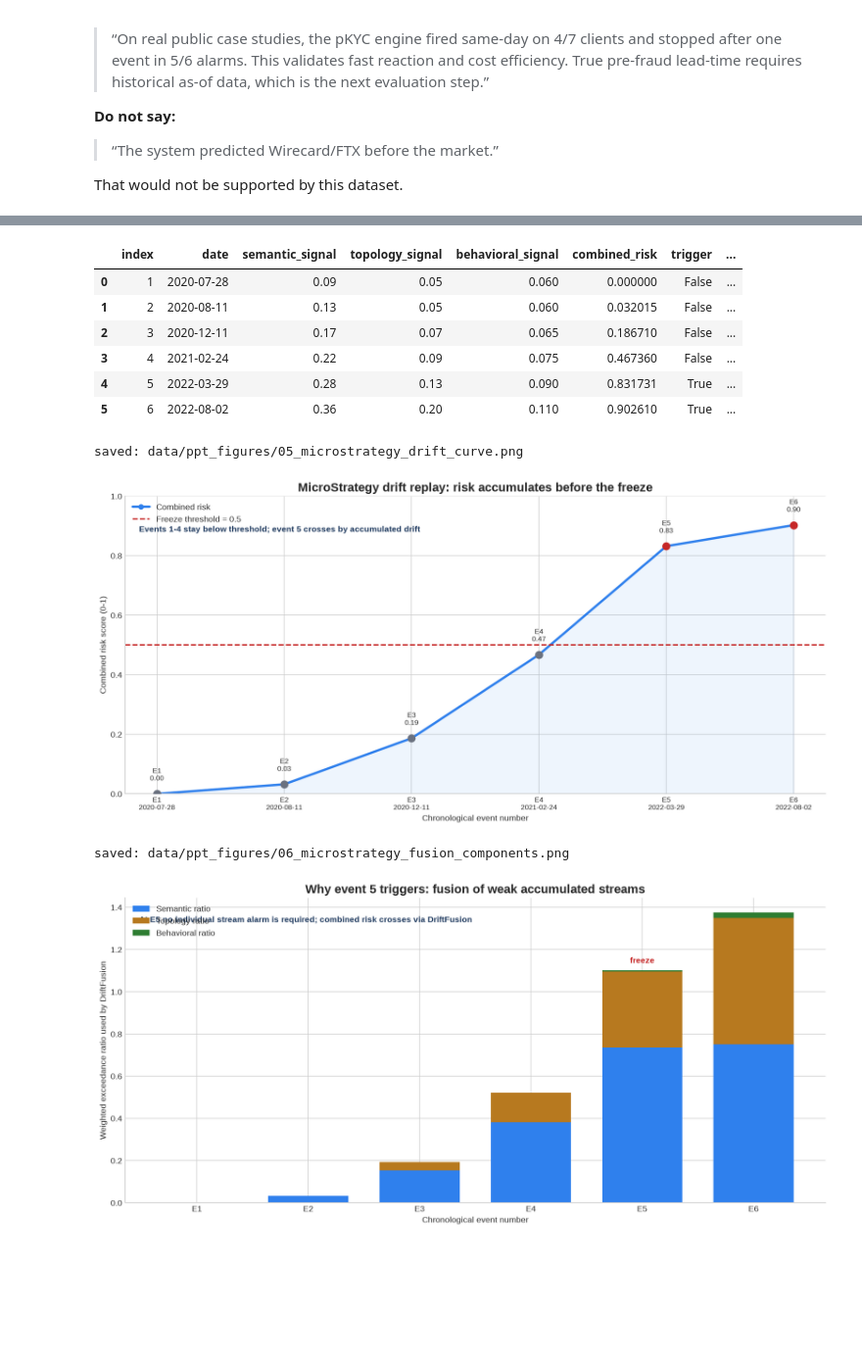
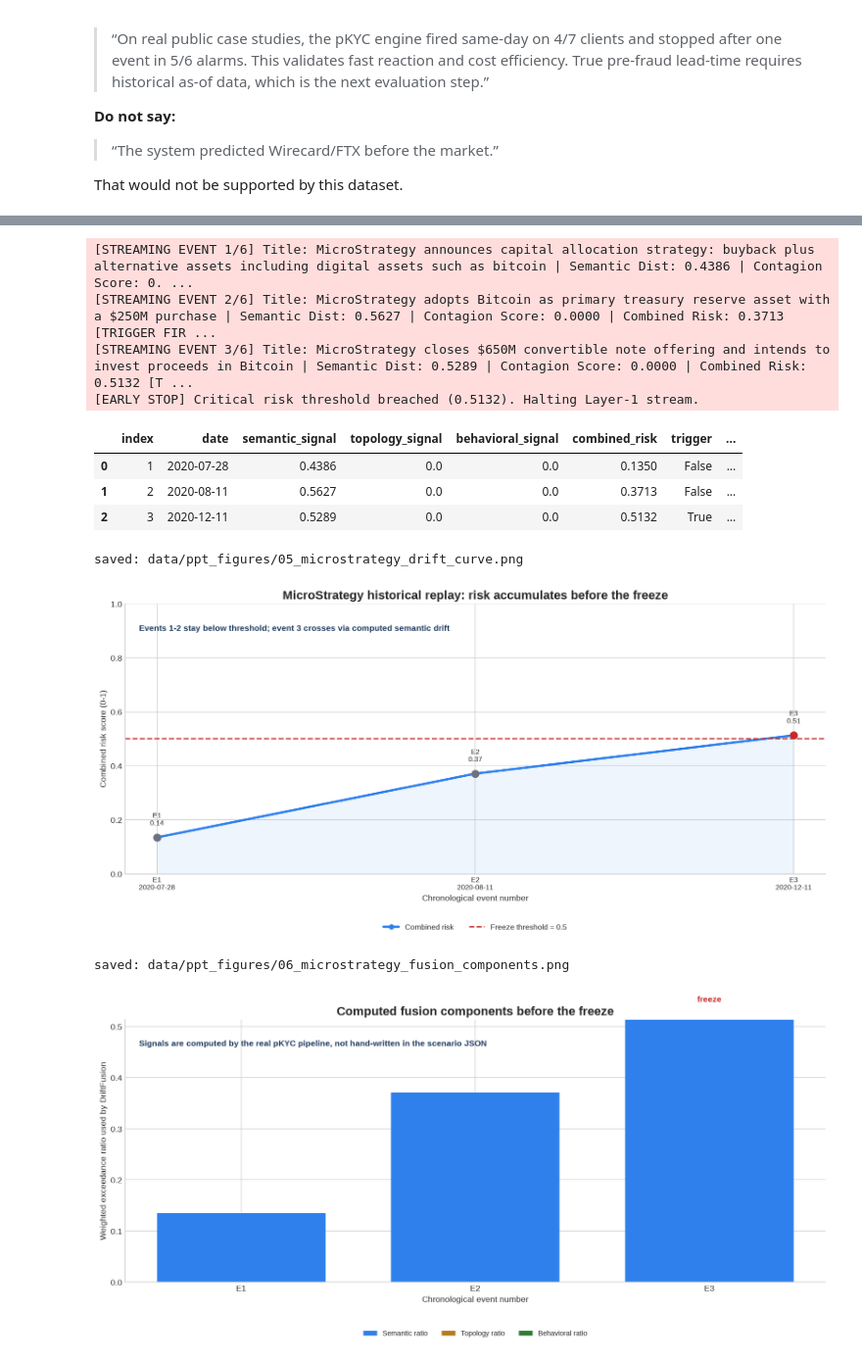
Before and after one commit to paulaa2/Amina-Bank-Dynamic-Risk-Profiling-System, a Jupyter notebook: notebooks/retro_lead_time_evaluation.ipynb, the cells around one changed output, grey strips where cells are left out. Shown at 98% size. Cells and saved outputs as stored; diff of their text form; code cells hidden in the pictures; blank space fills up the shorter version.

```diff
--- a/notebooks/retro_lead_time_evaluation.ipynb
+++ b/notebooks/retro_lead_time_evaluation.ipynb
@@ -357,27 +383,31 @@ Este escenario usa eventos públicos reales y fechados de MicroStrategy/Strategy
 
 A diferencia de FTX/VTB, esto no es un shock único. Es una deriva estructural: enterprise BI software → leveraged Bitcoin treasury strategy.
 # %%
-scenario_csv = ROOT / "data" / "scenario_microstrategy_drift_result.csv"
-scenario_json = ROOT / "data" / "scenario_microstrategy_drift_result.json"
+import sys
+if str(ROOT) not in sys.path:
+    sys.path.insert(0, str(ROOT))
 
-# Regenerate the scenario output if needed.
-if not scenario_csv.exists():
-    import subprocess, sys
-    subprocess.run([sys.executable, "-m", "src.run_scenario_demo"], cwd=ROOT, check=True)
+from src.run_scenario_demo import replay_scenario
 
-scenario = pd.read_csv(scenario_csv)
-with scenario_json.open("r", encoding="utf-8") as f:
-    scenario_meta = json.load(f)
+scenario_json = ROOT / "data" / "scenario_microstrategy_computed_result.json"
+scenario_csv = ROOT / "data" / "scenario_microstrategy_computed_result.csv"
+
+scenario_meta = replay_scenario(ROOT / "data" / "scenarios" / "microstrategy_drift.json")
+scenario_json.write_text(json.dumps(scenario_meta, ensure_ascii=False, indent=2), encoding="utf-8")
+
+scenario = pd.DataFrame(scenario_meta["events"])
+scenario.to_csv(scenario_csv, index=False)
 
 scenario[["index", "date", "semantic_signal", "topology_signal", "behavioral_signal", "combined_risk", "trigger", "title"]]
 # %% [output]
+[STREAMING EVENT 1/6] Title: MicroStrategy announces capital allocation strategy: buyback plus alternative assets including digital assets such as bitcoin | Semantic Dist: 0.4386 | Contagion Score: 0. ...
+[STREAMING EVENT 2/6] Title: MicroStrategy adopts Bitcoin as primary treasury reserve asset with a $250M purchase | Semantic Dist: 0.5627 | Contagion Score: 0.0000 | Combined Risk: 0.3713 [TRIGGER FIR ...
+[STREAMING EVENT 3/6] Title: MicroStrategy closes $650M convertible note offering and intends to invest proceeds in Bitcoin | Semantic Dist: 0.5289 | Contagion Score: 0.0000 | Combined Risk: 0.5132 [T ...
+[EARLY STOP] Critical risk threshold breached (0.5132). Halting Layer-1 stream.
 |  | index | date | semantic_signal | topology_signal | behavioral_signal | combined_risk | trigger | ... |
-| 0 | 1 | 2020-07-28 | 0.09 | 0.05 | 0.060 | 0.000000 | False | ... |
-| 1 | 2 | 2020-08-11 | 0.13 | 0.05 | 0.060 | 0.032015 | False | ... |
-| 2 | 3 | 2020-12-11 | 0.17 | 0.07 | 0.065 | 0.186710 | False | ... |
-| 3 | 4 | 2021-02-24 | 0.22 | 0.09 | 0.075 | 0.467360 | False | ... |
-| 4 | 5 | 2022-03-29 | 0.28 | 0.13 | 0.090 | 0.831731 | True | ... |
-| 5 | 6 | 2022-08-02 | 0.36 | 0.20 | 0.110 | 0.902610 | True | ... |
+| 0 | 1 | 2020-07-28 | 0.4386 | 0.0 | 0.0 | 0.1350 | False | ... |
+| 1 | 2 | 2020-08-11 | 0.5627 | 0.0 | 0.0 | 0.3713 | False | ... |
+| 2 | 3 | 2020-12-11 | 0.5289 | 0.0 | 0.0 | 0.5132 | True | ... |
 # %%
 fig, ax = plt.subplots(figsize=(13.5, 6.5))
 
@@ -391,50 +421,64 @@ for _, row in scenario.iterrows():
     ax.scatter(row["index"], row["combined_risk"], s=90, color=marker_color, zorder=3)
     ax.text(row["index"], row["combined_risk"] + 0.045, f"E{int(row['index'])}\n{row['combined_risk']:.2f}", ha="center", fontsize=9)
 
-ax.set_title("MicroStrategy drift replay: risk accumulates before the freeze")
+ax.set_title("MicroStrategy historical replay: risk accumulates before the freeze")
 ax.set_xlabel("Chronological event number")
 ax.set_ylabel("Combined risk score (0-1)")
 ax.set_xticks(x)
 ax.set_xticklabels([f"E{int(i)}\n{d}" for i, d in zip(scenario["index"], scenario["date"])], fontsize=9)
 ax.set_ylim(0, 1.0)
-ax.legend(loc="upper left")
-ax.text(0.02, 0.88, "Events 1-4 stay below threshold; event 5 crosses by accumulated drift", transform=ax.transAxes, fontweight="bold", color=COLORS["navy"])
+legend_below(ax, ncol=2)
+alarm_idx = int(scenario_meta["alarm_event_index"]) if scenario_meta.get("alarm_event_index") else None
+note = (
+    f"Events 1-{alarm_idx - 1} stay below threshold; event {alarm_idx} crosses via computed semantic drift"
+    if alarm_idx
+    else "No alarm in this replay (check that Ollama is reachable for semantic embeddings)"
+)
+ax.text(0.02, 0.9, note, transform=ax.transAxes, fontweight="bold", color=COLORS["navy"])
 
-savefig("05_microstrategy_drift_curve")
+savefig("05_microstrategy_drift_curve", bottom=0.2)
 plt.show()
 # %% [output]
 saved: data/ppt_figures/05_microstrategy_drift_curve.png
-[figure, old version]
+[figure, new version]
 # %%
 fig, ax = plt.subplots(figsize=(13.5, 6.5))
 
 width = 0.72
 x = scenario["index"].to_numpy()
 sem = scenario["semantic_ratio"].to_numpy()
 topo = scenario["topology_ratio"].to_numpy()
 tx = scenario["behavioral_ratio"].to_numpy()
 
 ax.bar(x, sem, width, label="Semantic ratio", color=COLORS["blue"])
 ax.bar(x, topo, width, bottom=sem, label="Topology ratio", color=COLORS["amber"])
 ax.bar(x, tx, width, bottom=sem + topo, label="Behavioral ratio", color=COLORS["green"])
-ax.set_title("Why event 5 triggers: fusion of weak accumulated streams")
+ax.set_title("Computed fusion components before the freeze")
 ax.set_xlabel("Chronological event number")
 ax.set_ylabel("Weighted exceedance ratio used by DriftFusion")
 ax.set_xticks(x)
 ax.set_xticklabels([f"E{int(i)}" for i in x])
-ax.legend(loc="upper left")
+legend_below(ax, ncol=3, fontsize=9)
 
+alarm_idx = scenario_meta.get("alarm_event_index")
 for _, row in scenario.iterrows():
-    label = "freeze" if row["trigger"] and row["index"] == scenario_meta["alarm_event_index"] else ""
-    if label:
-        ax.text(row["index"], sem[int(row["index"])-1] + topo[int(row["index"])-1] + tx[int(row["index"])-1] + 0.035, label, ha="center", color=COLORS["red"], fontweight="bold")
+    if row["trigger"] and alarm_idx and row["index"] == alarm_idx:
+        total = sem[int(row["index"]) - 1] + topo[int(row["index"]) - 1] + tx[int(row["index"]) - 1]
+        ax.text(row["index"], total + 0.035, "freeze", ha="center", color=COLORS["red"], fontweight="bold")
 
-ax.text(0.02, 0.92, "At E5 no individual stream alarm is required; combined risk crosses via DriftFusion", transform=ax.transAxes, fontweight="bold", color=COLORS["navy"])
-savefig("06_microstrategy_fusion_components")
+ax.text(
+    0.02,
+    0.9,
+    "Signals are computed by the real pKYC pipeline, not hand-written in the scenario JSON",
+    transform=ax.transAxes,
+    fontweight="bold",
+    color=COLORS["navy"],
+)
+savefig("06_microstrategy_fusion_components", bottom=0.2)
 plt.show()
 # %% [output]
 saved: data/ppt_figures/06_microstrategy_fusion_components.png
-[figure, old version]
+[figure, new version]
 # %%
 timeline = scenario[["index", "date", "title", "source", "combined_risk", "trigger", "url"]].copy()
 timeline["combined_risk"] = timeline["combined_risk"].map(lambda x: f"{x:.3f}")
```
Also changed, not shown: parts of 12 cells of this notebook, 26 other files.
